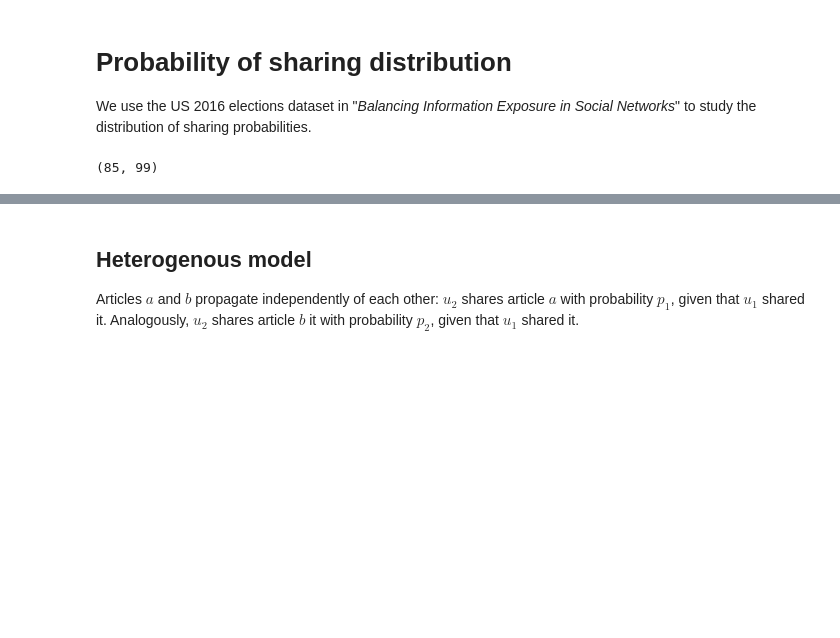
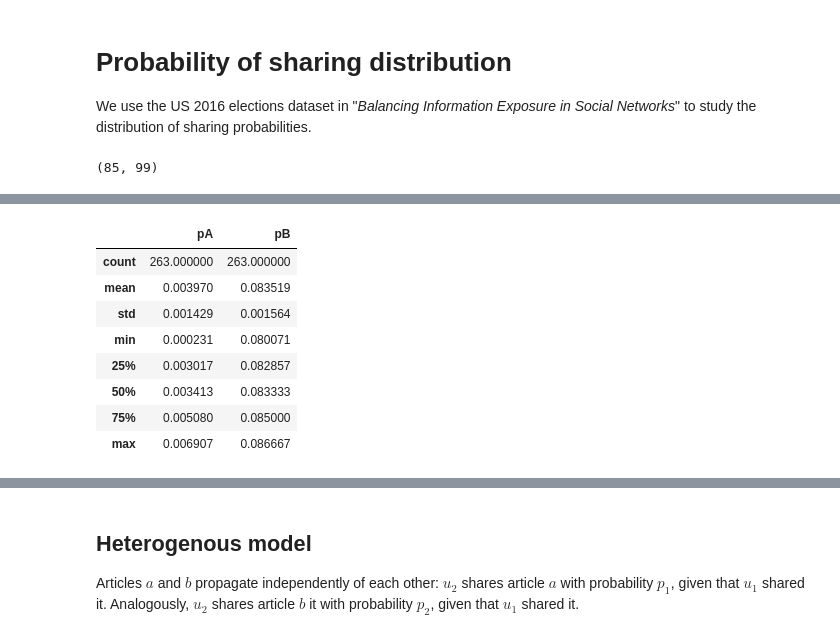
Before and after one commit to jfinocchiaro/long-term-fair-mdps, a Jupyter notebook: political-influence/probability_sharing_distributions.ipynb, the cells around one changed output, grey strips where cells are left out. Saved outputs shown, nothing was run; the diff lists cells and outputs as text; code cells hidden in the pictures; blank space fills up the shorter version.

```diff
--- a/political-influence/probability_sharing_distributions.ipynb
+++ b/political-influence/probability_sharing_distributions.ipynb
@@ -34,0 +49,12 @@ df
+# %%
+df[df.User1.isin(B) & df.User2.isin(B)].describe()
+# %% [output]
+|  | pA | pB |
+| count | 263.000000 | 263.000000 |
+| mean | 0.003970 | 0.083519 |
+| std | 0.001429 | 0.001564 |
+| min | 0.000231 | 0.080071 |
+| 25% | 0.003017 | 0.082857 |
+| 50% | 0.003413 | 0.083333 |
+| 75% | 0.005080 | 0.085000 |
+| max | 0.006907 | 0.086667 |
```
Also changed, not shown: parts of 15 cells of this notebook.
